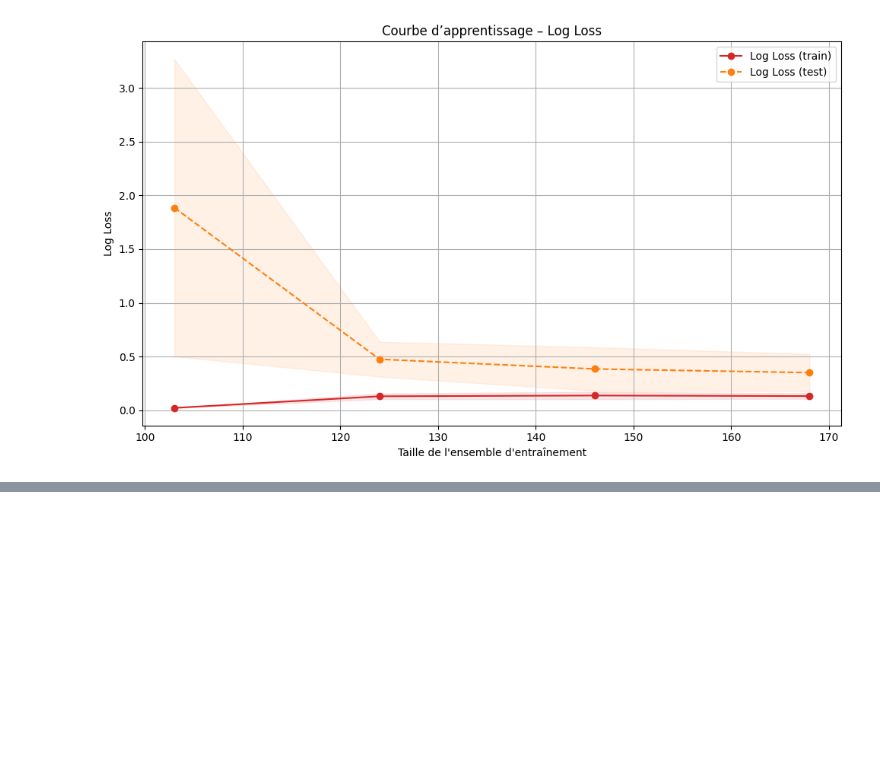
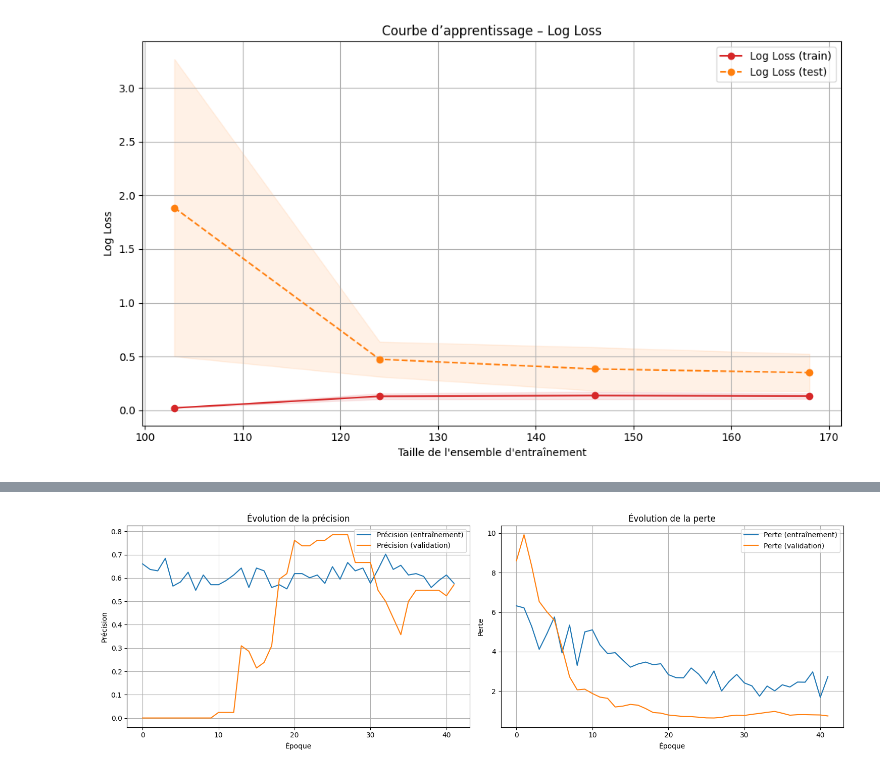
Before and after one commit to seb54/Doggy-and-Cat-adventure, a Jupyter notebook: classification_audio_v3.ipynb, the cells around one changed output, grey strips where cells are left out. Saved outputs shown, nothing was run; the diff lists cells and outputs as text; code cells hidden in the pictures; blank space fills up the shorter version.

```diff
--- a/classification_audio_v2.ipynb
+++ b/classification_audio_v3.ipynb
@@ -774,0 +893,30 @@ Text(0, 0.5, 'Score')
+# %%
+import matplotlib.pyplot as plt
+
+# Création d'une figure avec 2 sous-graphiques
+plt.figure(figsize=(15, 5))
+
+# Graphique de la précision
+plt.subplot(1, 2, 1)
+plt.plot(history.history['accuracy'], label='Précision (entraînement)')
+plt.plot(history.history['val_accuracy'], label='Précision (validation)')
+plt.title('Évolution de la précision')
+plt.xlabel('Époque')
+plt.ylabel('Précision')
+plt.legend()
+plt.grid(True)
+
+# Graphique de la perte
+plt.subplot(1, 2, 2)
+plt.plot(history.history['loss'], label='Perte (entraînement)')
+plt.plot(history.history['val_loss'], label='Perte (validation)')
+plt.title('Évolution de la perte')
+plt.xlabel('Époque')
+plt.ylabel('Perte')
+plt.legend()
+plt.grid(True)
+
+plt.tight_layout()
+plt.show()
+# %% [output]
+[figure, added]
```
Also changed, not shown: parts of 6 cells of this notebook, 1 other file.
